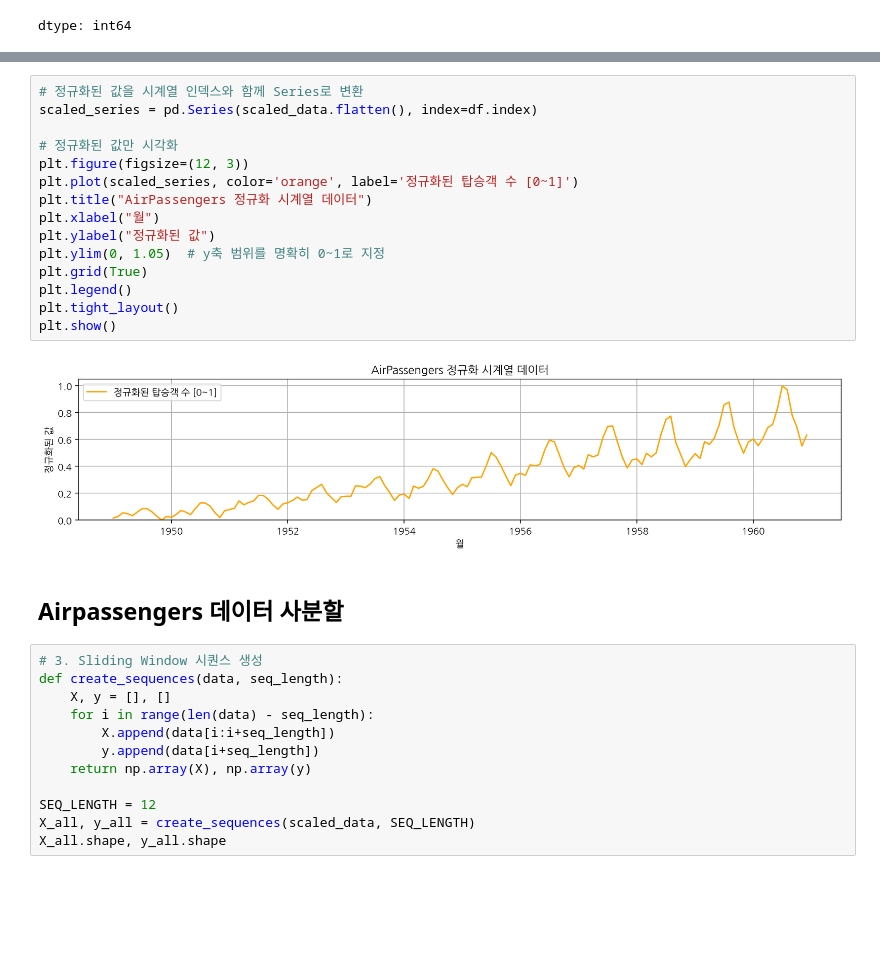
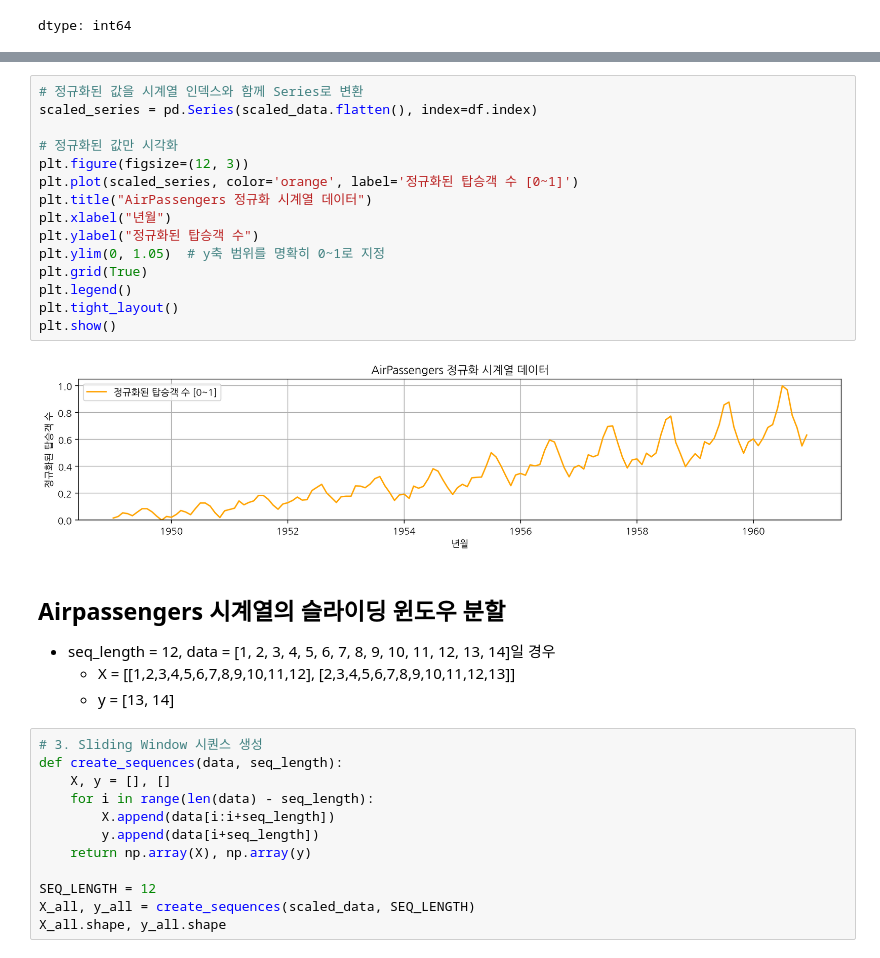
Before and after one commit to soobook/TensorFlow-DL, a Jupyter notebook: code/TF12.ipynb, the cells around one changed output, grey strips where cells are left out. Saved outputs shown, nothing was run; the diff lists cells and outputs as text; blank space fills up the shorter version.

```diff
--- a/code/TF12.ipynb
+++ b/code/TF12.ipynb
@@ -217,22 +252,25 @@ plt.show()
 # %%
 # 정규화된 값을 시계열 인덱스와 함께 Series로 변환
 scaled_series = pd.Series(scaled_data.flatten(), index=df.index)
 
 # 정규화된 값만 시각화
 plt.figure(figsize=(12, 3))
 plt.plot(scaled_series, color='orange', label='정규화된 탑승객 수 [0~1]')
 plt.title("AirPassengers 정규화 시계열 데이터")
-plt.xlabel("월")
-plt.ylabel("정규화된 값")
+plt.xlabel("년월")
+plt.ylabel("정규화된 탑승객 수")
 plt.ylim(0, 1.05)  # y축 범위를 명확히 0~1로 지정
 plt.grid(True)
 plt.legend()
 plt.tight_layout()
 plt.show()
 # %% [output]
-[figure, old version]
+[figure, new version]
-# %% [markdown]
-## Airpassengers 데이터 사분할
+# %% [markdown]
+## Airpassengers 시계열의 슬라이딩 윈도우 분할
+- seq_length = 12, data = [1, 2, 3, 4, 5, 6, 7, 8, 9, 10, 11, 12, 13, 14]일 경우
+  - X = [[1,2,3,4,5,6,7,8,9,10,11,12], [2,3,4,5,6,7,8,9,10,11,12,13]]
+  - y = [13, 14]
 # %%
 # 3. Sliding Window 시퀀스 생성
 def create_sequences(data, seq_length):
```
Also changed, not shown: parts of 7 cells of this notebook.
